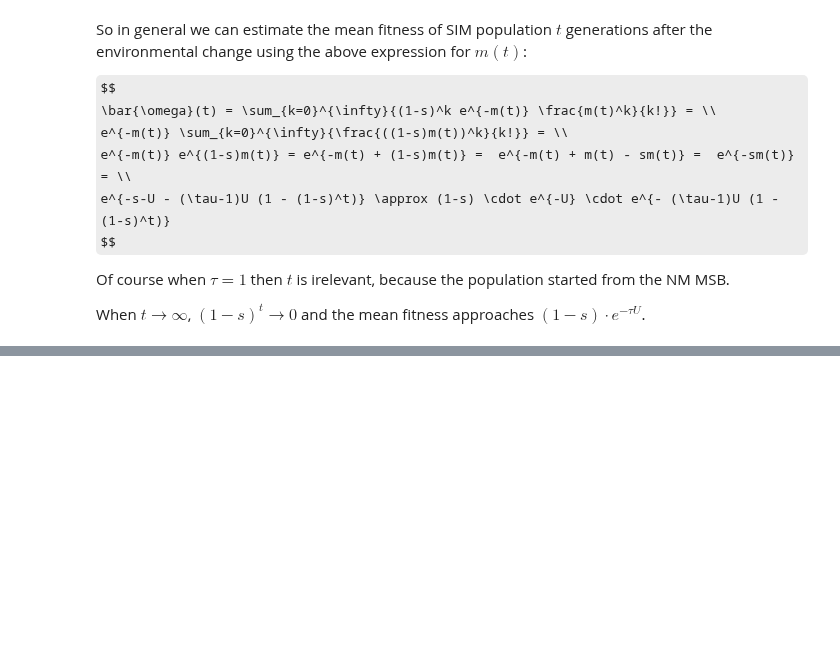
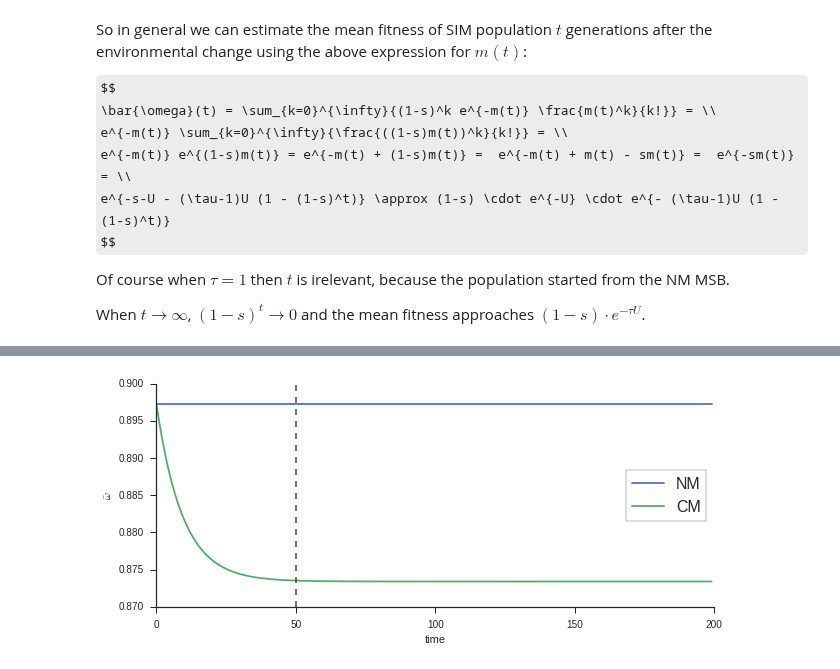
Before and after one commit to yoavram/mamba, a Jupyter notebook: simarba/waiting time effect on mean fitness.ipynb, the cells around one changed output, grey strips where cells are left out. Drawn from its saved outputs; the diff is of its cells as text; code cells hidden in the pictures; some formulas as TeX source; blank space fills up the shorter version.

```diff
--- a/simarba/waiting time effect on mean fitness.ipynb
+++ b/simarba/waiting time effect on mean fitness.ipynb
@@ -354,0 +369,15 @@ When $t \to \infty$, $(1-s)^t \to 0$ and the mean fitness approaches $(1-s) \cdo
+# %%
+U,s,tau = 0.003, 0.1, 10
+
+def omega_bar(t,s,U,tau):
+    return (1-s) * exp(-U - (tau - 1) * U * (1 - (1 - s)**t))
+
+plot(omega_bar(arange(200), s, U, 1), label='NM')
+plot(omega_bar(arange(200), s, U, tau), label='CM')
+xlabel('time')
+ylabel(r'$\bar{\omega}$')
+legend(loc='center right')
+axvline(x=50, color='k', ls='--', alpha=0.6)
+sns.despine()
+# %% [output]
+[figure, added]
```
Also changed, not shown: parts of 5 cells of this notebook.
